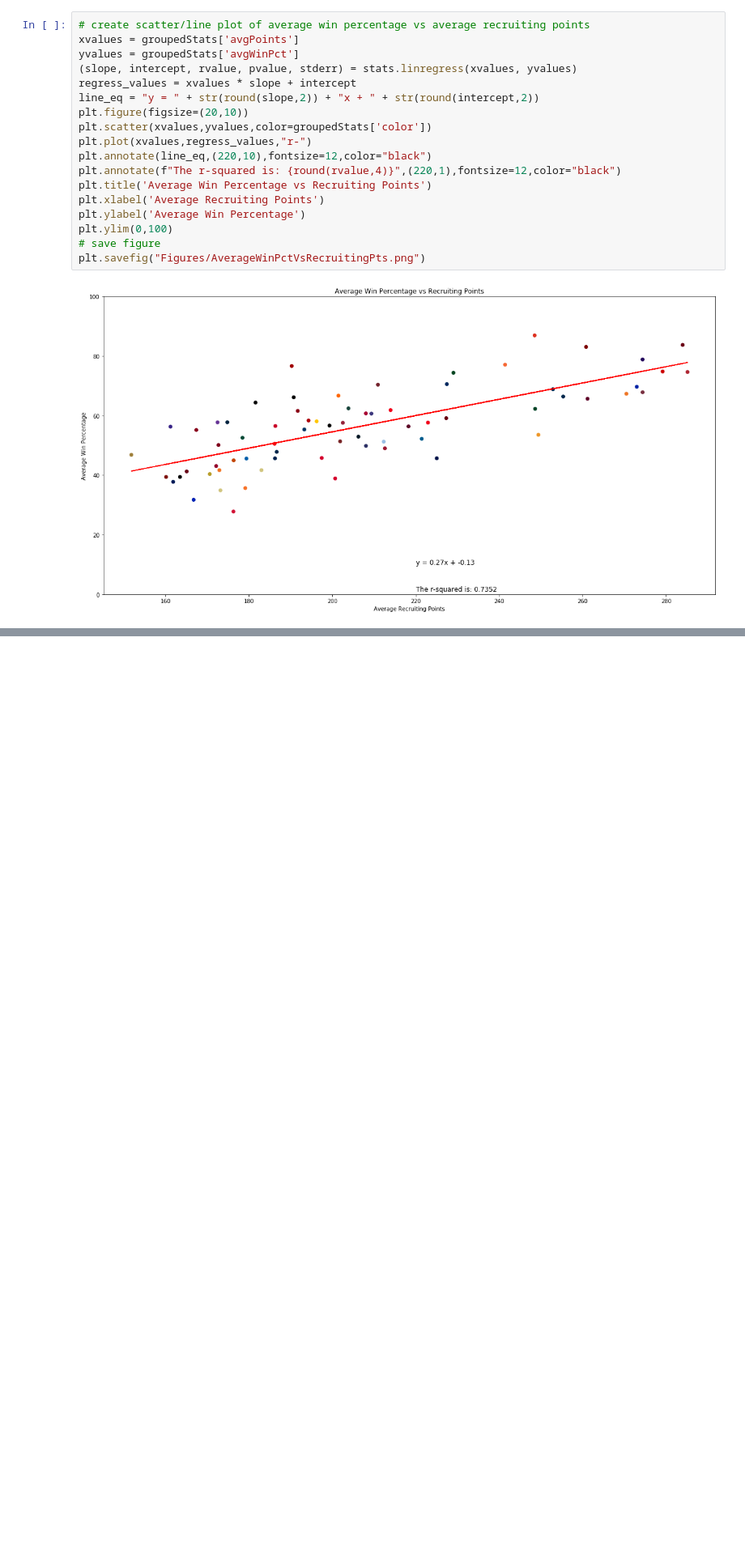
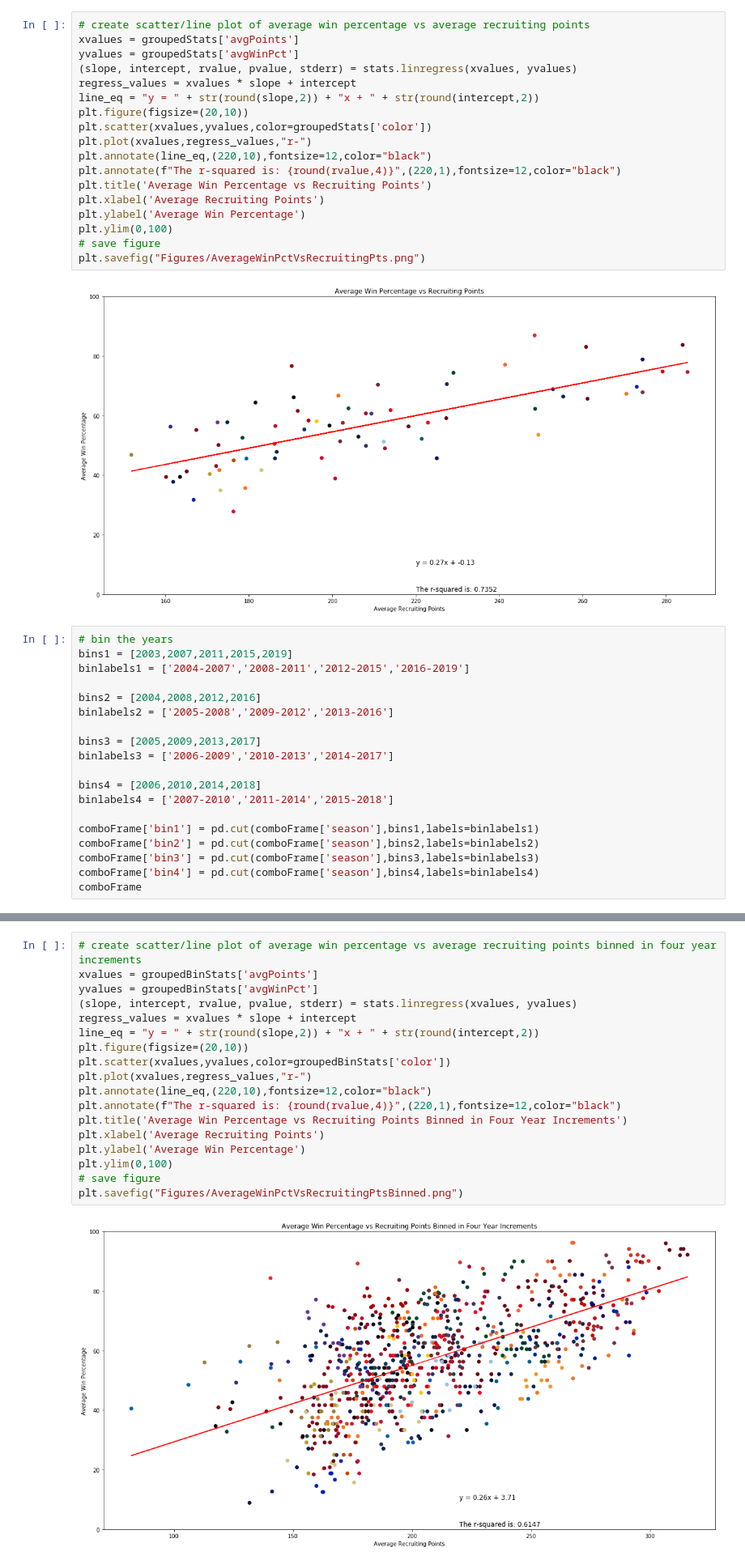
Before and after one commit to bdowd91/Project-1, a Jupyter notebook: recruitingAnalysis.ipynb, the cells around one changed output, grey strips where cells are left out. Shown at 81% size. Drawn from its saved outputs; the diff is of its cells as text; blank space fills up the shorter version.

Commit message:
add binned to overall anaylsis

```diff
--- a/recruitingAnalysis.ipynb
+++ b/recruitingAnalysis.ipynb
@@ -65,3 +65,22 @@ plt.ylim(0,100)
 plt.savefig("Figures/AverageWinPctVsRecruitingPts.png")
 # %% [output]
 [figure]
+# %%
+# bin the years
+bins1 = [2003,2007,2011,2015,2019]
+binlabels1 = ['2004-2007','2008-2011','2012-2015','2016-2019']
+
+bins2 = [2004,2008,2012,2016]
+binlabels2 = ['2005-2008','2009-2012','2013-2016']
+
+bins3 = [2005,2009,2013,2017]
+binlabels3 = ['2006-2009','2010-2013','2014-2017']
+
+bins4 = [2006,2010,2014,2018]
+binlabels4 = ['2007-2010','2011-2014','2015-2018']
+
+comboFrame['bin1'] = pd.cut(comboFrame['season'],bins1,labels=binlabels1)
+comboFrame['bin2'] = pd.cut(comboFrame['season'],bins2,labels=binlabels2)
+comboFrame['bin3'] = pd.cut(comboFrame['season'],bins3,labels=binlabels3)
+comboFrame['bin4'] = pd.cut(comboFrame['season'],bins4,labels=binlabels4)
+comboFrame
@@ -68,3 +143,23 @@ plt.savefig("Figures/AverageWinPctVsRecruitingPts.png")
+# %%
+# create scatter/line plot of average win percentage vs average recruiting points binned in four year increments
+xvalues = groupedBinStats['avgPoints']
+yvalues = groupedBinStats['avgWinPct']
+(slope, intercept, rvalue, pvalue, stderr) = stats.linregress(xvalues, yvalues)
+regress_values = xvalues * slope + intercept
+line_eq = "y = " + str(round(slope,2)) + "x + " + str(round(intercept,2))
+plt.figure(figsize=(20,10))
+plt.scatter(xvalues,yvalues,color=groupedBinStats['color'])
+plt.plot(xvalues,regress_values,"r-")
+plt.annotate(line_eq,(220,10),fontsize=12,color="black")
+plt.annotate(f"The r-squared is: {round(rvalue,4)}",(220,1),fontsize=12,color="black")
+plt.title('Average Win Percentage vs Recruiting Points Binned in Four Year Increments')
+plt.xlabel('Average Recruiting Points')
+plt.ylabel('Average Win Percentage')
+plt.ylim(0,100)
+# save figure
+plt.savefig("Figures/AverageWinPctVsRecruitingPtsBinned.png")
+# %% [output]
+[figure, added]
 # %%
 # get top two and bottom two performing teams from each conference that have been there all the years
 groupedStatsTime = groupedStats[groupedStats['numSeasons']==16]
```
Also changed, not shown: parts of 3 cells of this notebook, 1 other file.
